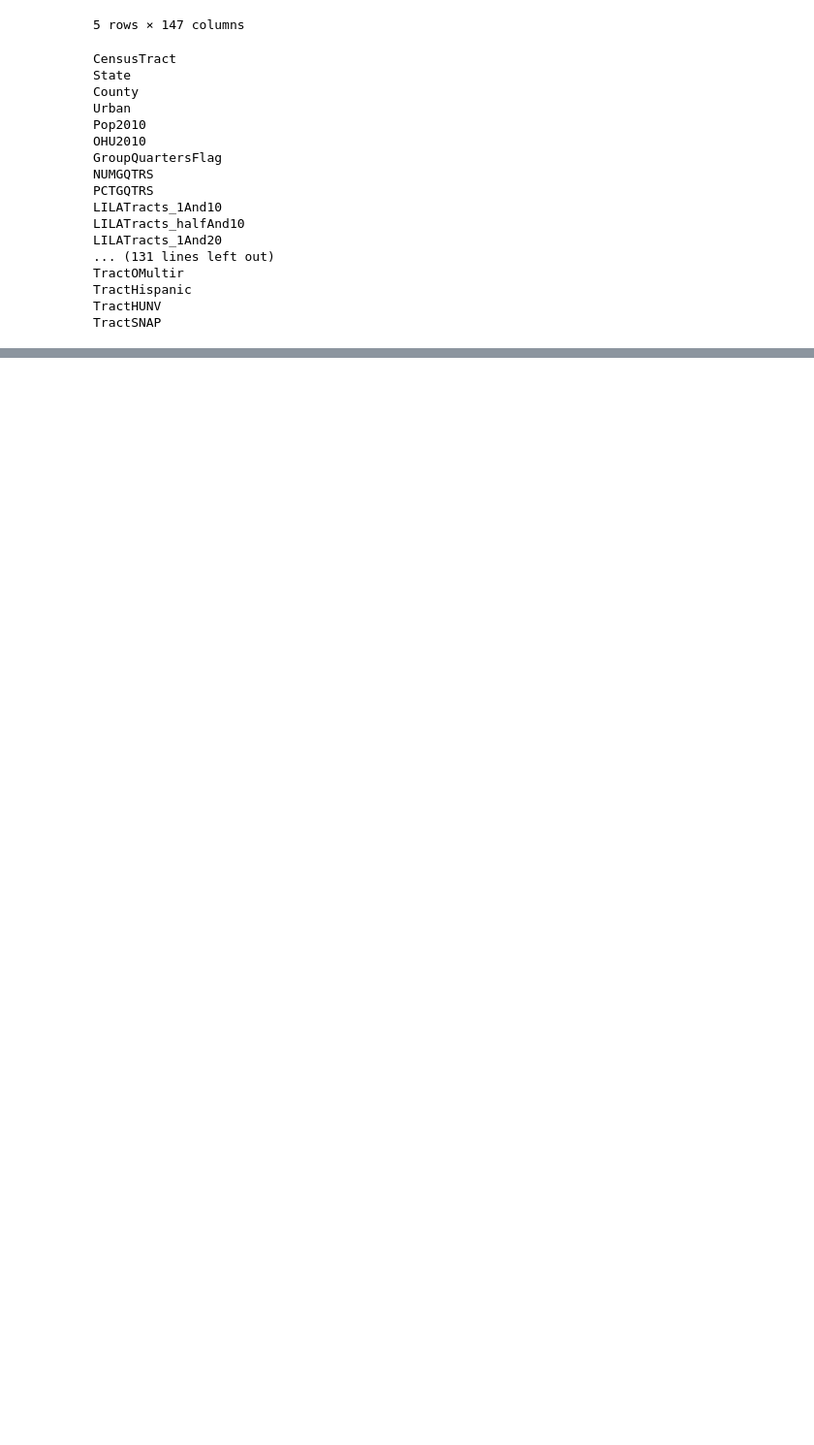
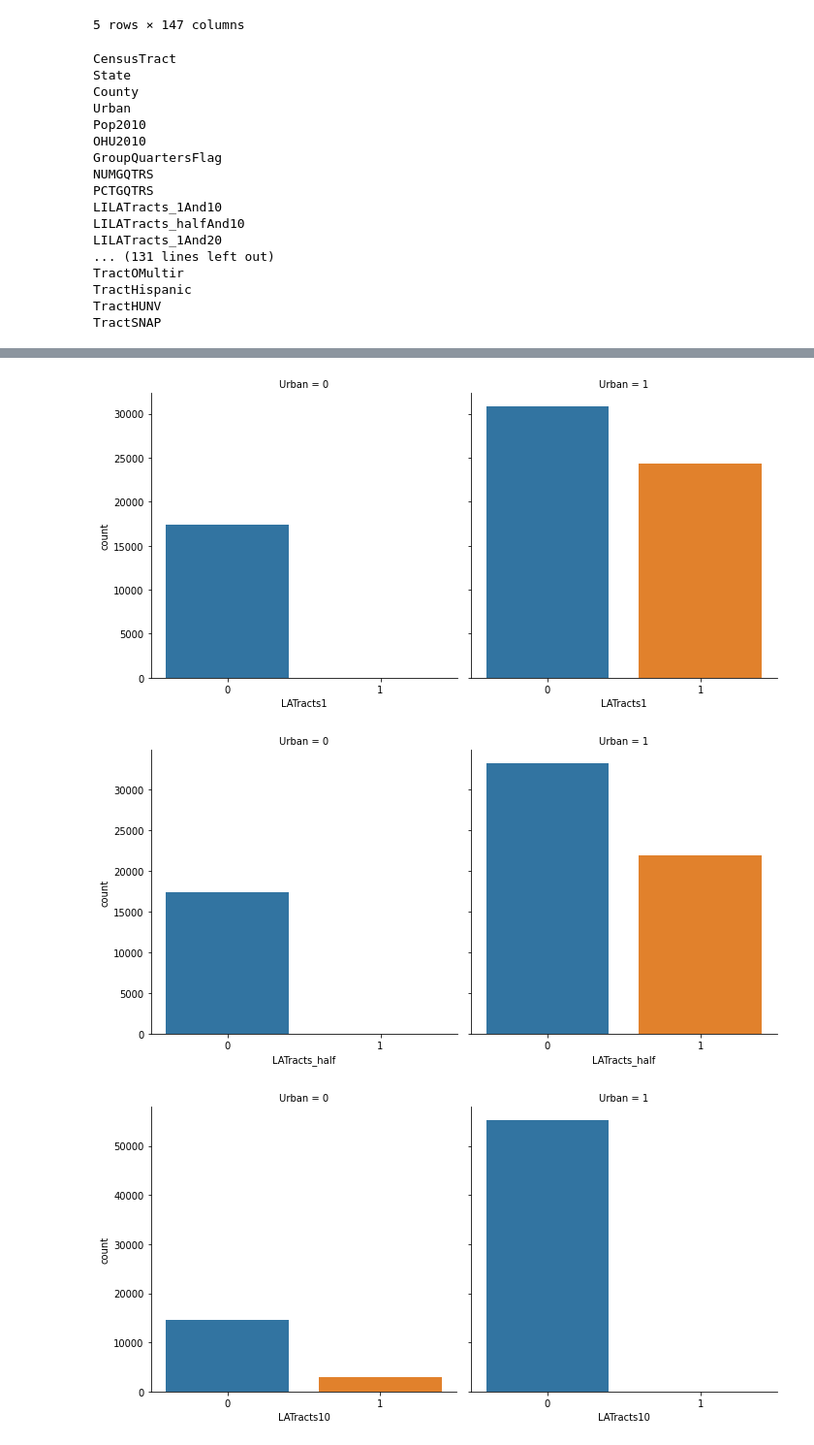
Before and after one commit to rdinesh1/FoodInsecurity_capstone, a Jupyter notebook: EDA.ipynb, the cells around one changed output, grey strips where cells are left out. Shown at 97% size. Saved outputs shown, nothing was run; the diff lists cells and outputs as text; code cells hidden in the pictures; blank space fills up the shorter version.

```diff
--- a/EDA.ipynb
+++ b/EDA.ipynb
@@ -6,4 +8,4 @@ import matplotlib.pyplot as plt
 
 %matplotlib inline
 # %%
-dfraw = pd.read_csv('raw_data.csv')
+dfraw = pd.read_csv('/content/drive/MyDrive/Colab Notebooks/Capstone Project Research SP 2022/Food_insecurity_research/raw_data.csv')
@@ -59,14 +54,12 @@ var_list
 # %%
-flag_cols = ['CensusTract','State','County','LA1and10','LA1and20','LAhalfand10','LATracts1','LATracts_half','LATracts10','LATracts20','LowIncomeTracts',
-'LILATracts_1And10',
-'LILATracts_1And20',
-'LILATracts_halfAnd10',
+flag_cols = ['CensusTract','State','County','LATracts1','LATracts_half','LATracts10','LATracts20','LowIncomeTracts',
 'LILATracts_Vehicle',
 'HUNVFlag',
 'LATractsVehicle_20',
 'GroupQuartersFlag',
 'Urban']
 
-base_accflag = ['LATracts_half','LATracts1','LATracts10','LATracts20']
+
+base_flags = ['LATracts1','LATracts_half','LATracts10','LATracts20']
 # %%
 df = dfraw.drop(columns=[col for col in dfraw if col not in flag_cols])
@@ -88,2 +65,0 @@ df
-# %%
-df.loc[df.LATracts_half == df.LATracts1, df.LATracts_half] = 0
@@ -91,0 +66,4 @@ KeyboardInterrupt:
+# %%
+df.loc[df['LATracts1'] == 1, 'LATracts_half'] = 0 # cleaning redundancy between half and 1 mile low access
+
+df.loc[df['LATracts20']== 1, 'LATracts10'] = 0 # cleaning redundancy between 10 and 20 mile low access
@@ -91,0 +95,11 @@ KeyboardInterrupt:
+# %%
+for i in base_flags:
+  sns.catplot(x= i, col  = 'Urban'  , data =df , kind = 'count')
+
+  plt.tight_layout()
+  plt.savefig(i + ".png")
+  plt.show()
+# %% [output]
+[figure, added]
+[figure, added]
+[figure, added]
```
Also changed, not shown: parts of 11 cells of this notebook.
